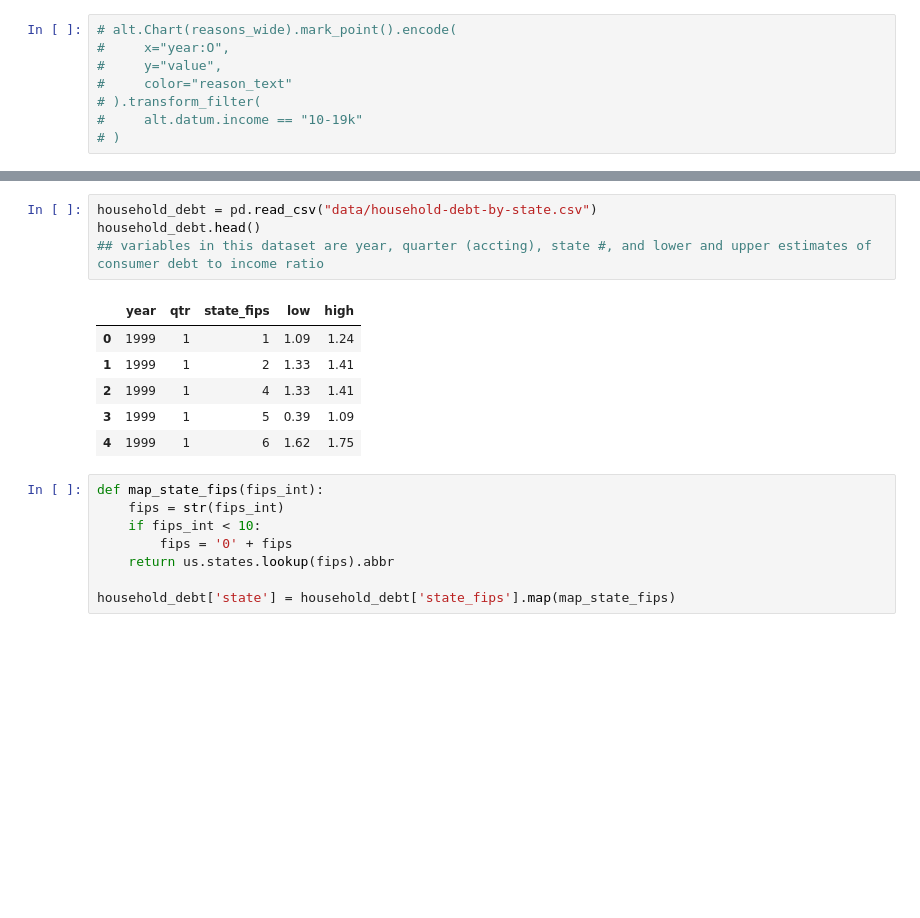
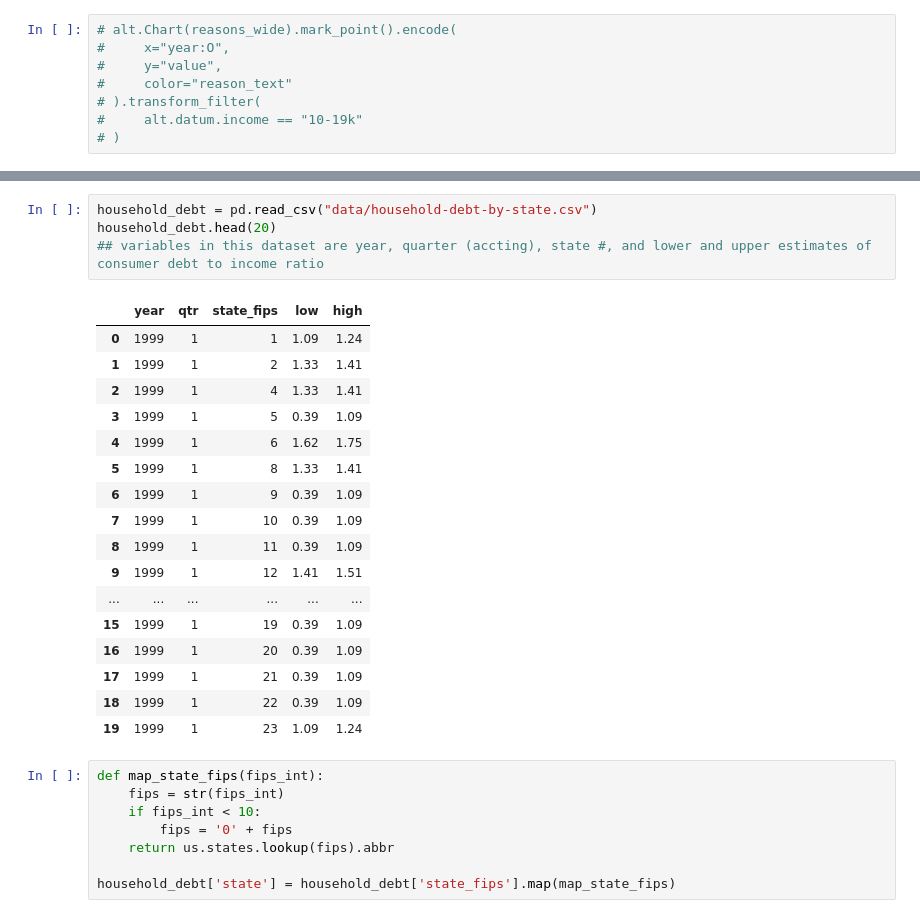
Before and after one commit to raubsaurier/si649_group_project, a Jupyter notebook: 649-EDA/649-EDA-digital-divide.ipynb, the cells around one changed output, grey strips where cells are left out. Drawn from its saved outputs; the diff is of its cells as text; blank space fills up the shorter version.

```diff
--- a/649-EDA/649-EDA-digital-divide.ipynb
+++ b/649-EDA/649-EDA-digital-divide.ipynb
@@ -180,15 +180,26 @@ alt.Chart(reasons_wide).mark_rect().encode(
 [interactive output not drawn]
 # %%
 household_debt = pd.read_csv("data/household-debt-by-state.csv")
-household_debt.head()
+household_debt.head(20)
 ## variables in this dataset are year, quarter (accting), state #, and lower and upper estimates of consumer debt to income ratio
 # %% [output]
 |  | year | qtr | state_fips | low | high |
 | 0 | 1999 | 1 | 1 | 1.09 | 1.24 |
 | 1 | 1999 | 1 | 2 | 1.33 | 1.41 |
 | 2 | 1999 | 1 | 4 | 1.33 | 1.41 |
 | 3 | 1999 | 1 | 5 | 0.39 | 1.09 |
 | 4 | 1999 | 1 | 6 | 1.62 | 1.75 |
+| 5 | 1999 | 1 | 8 | 1.33 | 1.41 |
+| 6 | 1999 | 1 | 9 | 0.39 | 1.09 |
+| 7 | 1999 | 1 | 10 | 0.39 | 1.09 |
+| 8 | 1999 | 1 | 11 | 0.39 | 1.09 |
+| 9 | 1999 | 1 | 12 | 1.41 | 1.51 |
+| ... | ... | ... | ... | ... | ... |
+| 15 | 1999 | 1 | 19 | 0.39 | 1.09 |
+| 16 | 1999 | 1 | 20 | 0.39 | 1.09 |
+| 17 | 1999 | 1 | 21 | 0.39 | 1.09 |
+| 18 | 1999 | 1 | 22 | 0.39 | 1.09 |
+| 19 | 1999 | 1 | 23 | 1.09 | 1.24 |
 # %%
 def map_state_fips(fips_int):
     fips = str(fips_int)
```
Also changed, not shown: parts of 8 cells of this notebook, 7 other files.
